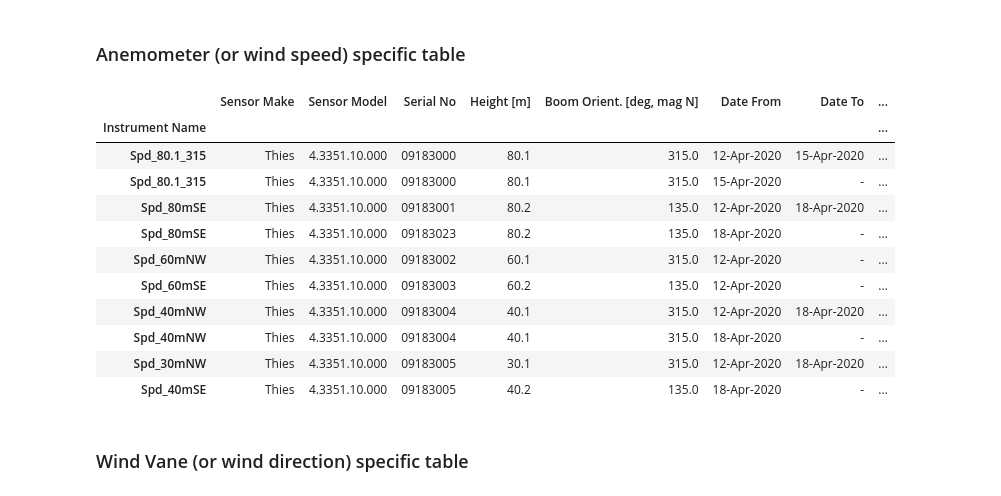
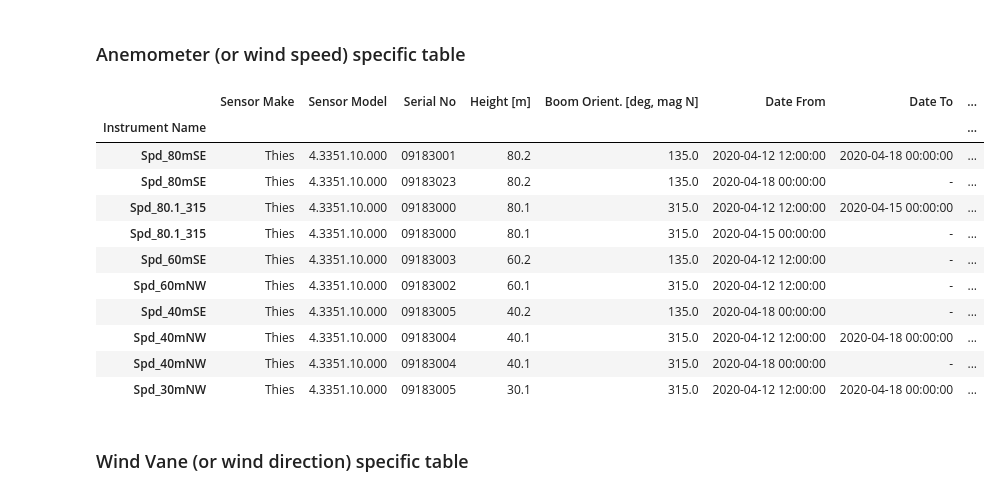
Before and after one commit to IEA-Task-43/digital_wra_data_standard, a Jupyter notebook: examples/load_demo_schema_to_model.ipynb, the cells around one changed output. Saved outputs shown, nothing was run; the diff lists cells and outputs as text; code cells hidden in the pictures.

```diff
--- a/tools/load_demo_schema_to_model.ipynb
+++ b/examples/load_demo_schema_to_model.ipynb
@@ -118,19 +120,21 @@ def rename_variables(input_dict, root_name):
 def replace_none_date(input_dict):
     for date_str in ['date_from', 'date_to']:
         if input_dict[date_str] is None:
-            input_dict[date_str] = '2100-12-31T00:00:00'
+            input_dict[date_str] = dt.datetime(2100, 12, 31)
+        elif isinstance(input_dict[date_str], dt.datetime):
+            pass
+        else:
+            input_dict[date_str] = input_dict[date_str].root
     return input_dict
 # %%
-def get_meas_points(meas_points: List[MeasurementPointItem]) -> List[Dict]:
+def get_meas_points(meas_points: set[MeasurementPointItem]) -> List[Dict]:
     meas_points_flatten = []
     for meas_point in meas_points:
-#         meas_point = _flatten_meas_point_dict(meas_point)
-        log_meas_configs = sorted( meas_point.logger_measurement_config, key=lambda i: i.date_from)
-        log_meas_configs = [replace_none_date(rename_variables(log_meas_config, 'log_meas_config')) for log_meas_config in log_meas_configs]
-        sensors = [replace_none_date(rename_variables(_flatten_sensor_dict(sensor), 'sensor')) for sensor in meas_point['sensor']]
-        if meas_point['mounting_arrangement'] is not None:
-            mounting_arrangements = [replace_none_date(rename_variables(mntg_arrang, 'mounting_arrangement'))
-                                 for mntg_arrang in meas_point['mounting_arrangement']]
+        log_meas_configs = [replace_none_date(rename_variables(log_meas_config.__dict__, 'log_meas_config')) for log_meas_config in meas_point.logger_measurement_config]
+        sensors = [replace_none_date(rename_variables(_flatten_sensor_dict(sensor.__dict__), 'sensor')) for sensor in meas_point.sensor]
+        if meas_point.mounting_arrangement is not None:
+            mounting_arrangements = [replace_none_date(rename_variables(mntg_arrang.__dict__, 'mounting_arrangement'))
+                                 for mntg_arrang in meas_point.mounting_arrangement]
         else:
             mounting_arrangements = {}
 
@@ -205,30 +209,25 @@ def _format_sensor_table(meas_points, table_type='full'):
 
     sensors_table_report = pd.DataFrame(sensors_table_report[header])
     if table_type == 'speed_info':
-        sensors_table_report = sensors_table_report[sensors_table_report['measurement_type_id'] == 'wind_speed']
+        sensors_table_report = sensors_table_report[sensors_table_report['measurement_type_id'] == MeasurementType.wind_speed]
         del sensors_table_report['measurement_type_id']
     if table_type == 'direction_info':
-        sensors_table_report = sensors_table_report[sensors_table_report['measurement_type_id'] == 'wind_direction']
+        sensors_table_report = sensors_table_report[sensors_table_report['measurement_type_id'] == MeasurementType.wind_direction]
         del sensors_table_report['measurement_type_id']
 
-    if 'date_from' in sensors_table_report.columns:
-        sensors_table_report['date_from'] = pd.to_datetime(sensors_table_report['date_from'].values.astype(str),
-                                                           format='%Y-%m-%dT%H:%M:%S').strftime("%d-%b-%Y")
-    if 'date_to' in sensors_table_report.columns:
-        sensors_table_report['date_to'] = pd.to_datetime(sensors_table_report['date_to'].values.astype(str),
-                                                         format='%Y-%m-%dT%H:%M:%S').strftime("%d-%b-%Y")
-
     sensors_table_report = sensors_table_report.replace({np.nan: '-', 'NaT': '-', '31-Dec-2100':'-'})
+    sensors_table_report = sensors_table_report.sort_values(by=['height_m', 'name'], ascending=[False, True])
     sensors_table_report.rename(columns={k: h for k, h in zip(header, header_for_report)}, inplace=True)
     index_name = 'Instrument Name'
     sensors_table_report = sensors_table_report.set_index(index_name)
 
+
     return sensors_table_report
 # %% [markdown]
 ### The main measurment points
 # %%
-for meas_loc in meta_data['measurement_location']:
-    logger_meas_configs = get_meas_points(meas_loc['measurement_point'])
+for meas_loc in iea_wra_data_model.measurement_location:
+    logger_meas_configs = get_meas_points(meas_loc.measurement_point)
     sensors_table = _format_sensor_table(logger_meas_configs, table_type='meas_points')
     display(sensors_table.drop_duplicates())
 # %% [output]
@@ -277,22 +276,23 @@ for meas_loc in iea_wra_data_model.measurement_location:
 # %% [markdown]
 ### Anemometer (or wind speed) specific table
 # %%
-for meas_loc in meta_data['measurement_location']:
+for meas_loc in iea_wra_data_model.measurement_location:
+    logger_meas_configs = get_meas_points(meas_loc.measurement_point)
     sensors_table = _format_sensor_table(logger_meas_configs, table_type='speed_info')
-    display(sensors_table.drop_duplicates())
+    display(sensors_table)
 # %% [output]
 |  | Sensor Make | Sensor Model | Serial No | Height [m] | Boom Orient. [deg, mag N] | Date From | Date To | ... |
 | Instrument Name |  |  |  |  |  |  |  | ... |
-| Spd_80.1_315 | Thies | 4.3351.10.000 | 09183000 | 80.1 | 315.0 | 12-Apr-2020 | 15-Apr-2020 | ... |
-| Spd_80.1_315 | Thies | 4.3351.10.000 | 09183000 | 80.1 | 315.0 | 15-Apr-2020 | - | ... |
-| Spd_80mSE | Thies | 4.3351.10.000 | 09183001 | 80.2 | 135.0 | 12-Apr-2020 | 18-Apr-2020 | ... |
-| Spd_80mSE | Thies | 4.3351.10.000 | 09183023 | 80.2 | 135.0 | 18-Apr-2020 | - | ... |
-| Spd_60mNW | Thies | 4.3351.10.000 | 09183002 | 60.1 | 315.0 | 12-Apr-2020 | - | ... |
-| Spd_60mSE | Thies | 4.3351.10.000 | 09183003 | 60.2 | 135.0 | 12-Apr-2020 | - | ... |
-| Spd_40mNW | Thies | 4.3351.10.000 | 09183004 | 40.1 | 315.0 | 12-Apr-2020 | 18-Apr-2020 | ... |
-| Spd_40mNW | Thies | 4.3351.10.000 | 09183004 | 40.1 | 315.0 | 18-Apr-2020 | - | ... |
-| Spd_30mNW | Thies | 4.3351.10.000 | 09183005 | 30.1 | 315.0 | 12-Apr-2020 | 18-Apr-2020 | ... |
-| Spd_40mSE | Thies | 4.3351.10.000 | 09183005 | 40.2 | 135.0 | 18-Apr-2020 | - | ... |
+| Spd_80mSE | Thies | 4.3351.10.000 | 09183001 | 80.2 | 135.0 | 2020-04-12 12:00:00 | 2020-04-18 00:00:00 | ... |
+| Spd_80mSE | Thies | 4.3351.10.000 | 09183023 | 80.2 | 135.0 | 2020-04-18 00:00:00 | - | ... |
+| Spd_80.1_315 | Thies | 4.3351.10.000 | 09183000 | 80.1 | 315.0 | 2020-04-12 12:00:00 | 2020-04-15 00:00:00 | ... |
+| Spd_80.1_315 | Thies | 4.3351.10.000 | 09183000 | 80.1 | 315.0 | 2020-04-15 00:00:00 | - | ... |
+| Spd_60mSE | Thies | 4.3351.10.000 | 09183003 | 60.2 | 135.0 | 2020-04-12 12:00:00 | - | ... |
+| Spd_60mNW | Thies | 4.3351.10.000 | 09183002 | 60.1 | 315.0 | 2020-04-12 12:00:00 | - | ... |
+| Spd_40mSE | Thies | 4.3351.10.000 | 09183005 | 40.2 | 135.0 | 2020-04-18 00:00:00 | - | ... |
+| Spd_40mNW | Thies | 4.3351.10.000 | 09183004 | 40.1 | 315.0 | 2020-04-12 12:00:00 | 2020-04-18 00:00:00 | ... |
+| Spd_40mNW | Thies | 4.3351.10.000 | 09183004 | 40.1 | 315.0 | 2020-04-18 00:00:00 | - | ... |
+| Spd_30mNW | Thies | 4.3351.10.000 | 09183005 | 30.1 | 315.0 | 2020-04-12 12:00:00 | 2020-04-18 00:00:00 | ... |
 # %% [markdown]
 ### Wind Vane (or wind direction) specific table
 # %%
```
Also changed, not shown: parts of 5 cells of this notebook, 9 other files.
